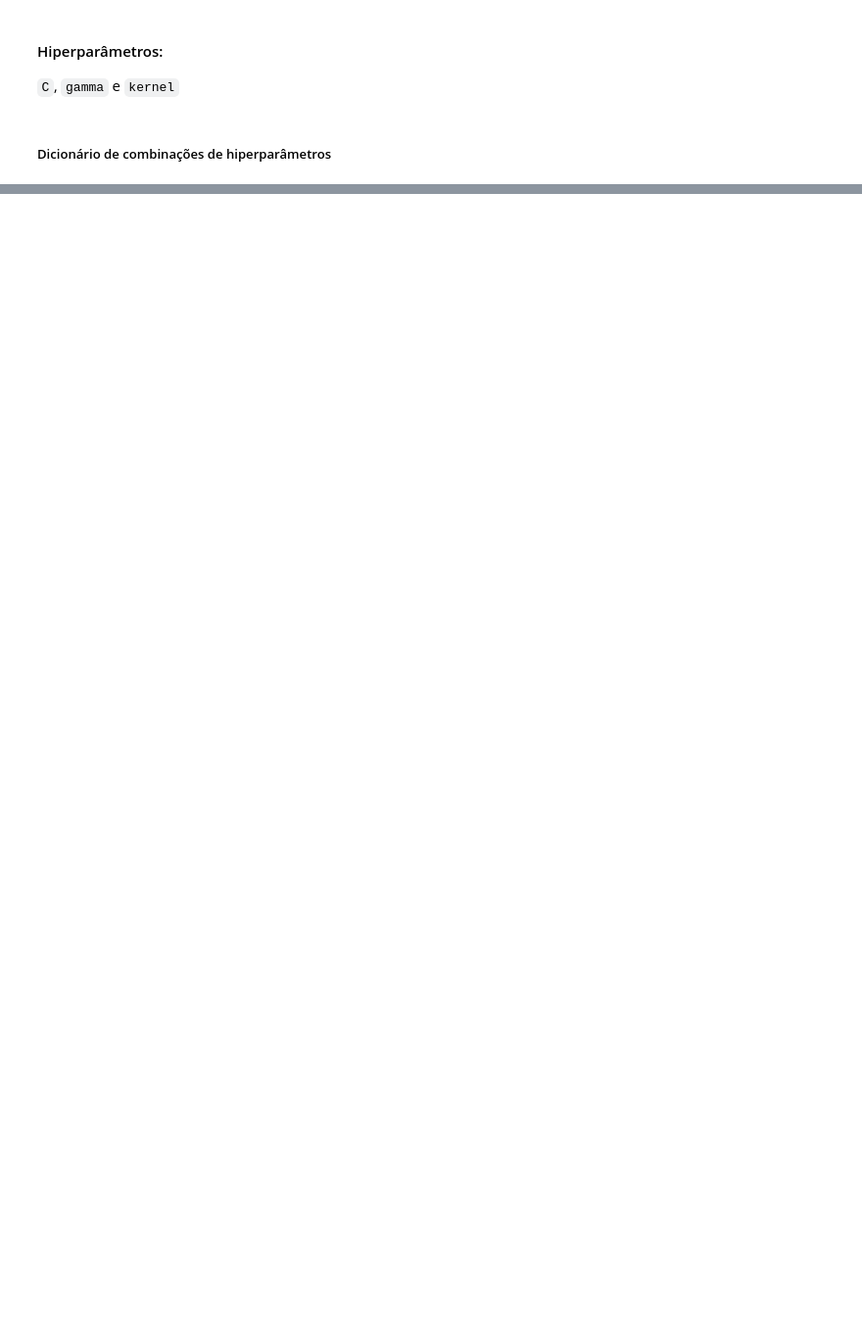
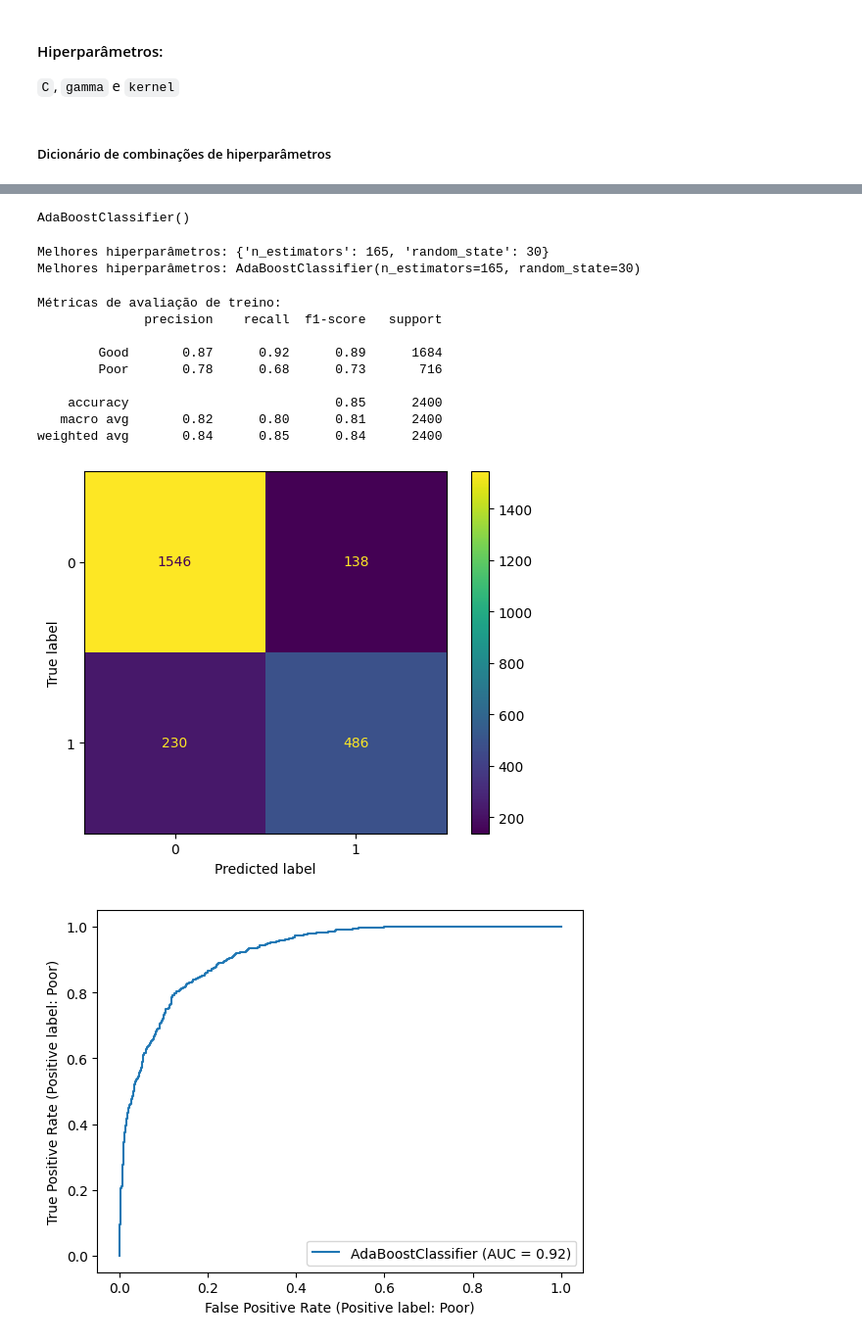
Before and after one commit to maurodomingues/Projeto_MachineLearningII, a Jupyter notebook: MLII_projeto.ipynb, the cells around one changed output, grey strips where cells are left out. Shown at 98% size. Drawn from its saved outputs; the diff is of its cells as text; code cells hidden in the pictures; blank space fills up the shorter version.

```diff
--- a/MLII_projeto.ipynb
+++ b/MLII_projeto.ipynb
@@ -417,0 +646,5 @@ metricas_classificacao(best_model, X_train_preprocessed, X_test_preprocessed, y_
+# %%
+parametros = {
+              "n_estimators": [150, 165, 200],
+              "random_state": [30, 42, 70, 100]
+             }
@@ -417,0 +653,9 @@ metricas_classificacao(best_model, X_train_preprocessed, X_test_preprocessed, y_
+# %%
+splitter = StratifiedKFold(n_splits=5, shuffle=True, random_state=42)
+grid_ada = GridSearchCV(estimator  = AdaBoostClassifier(random_state = 42),
+                        param_grid = parametros,
+                        scoring    = "f1_weighted",
+                        cv         = splitter,
+                        verbose    = 10)
+
+grid_ada.fit(X_train_preprocessed, y_train)
@@ -417,0 +685,27 @@ metricas_classificacao(best_model, X_train_preprocessed, X_test_preprocessed, y_
+# %%
+best_params = grid_ada.best_params_
+best_model  = grid_ada.best_estimator_
+
+adaboost_model.fit(X_train_preprocessed, y_train)
+# %% [output]
+AdaBoostClassifier()
+# %%
+print("Melhores hiperparâmetros:", best_params)
+print("Melhores hiperparâmetros:", best_model)
+# %% [output]
+Melhores hiperparâmetros: {'n_estimators': 165, 'random_state': 30}
+Melhores hiperparâmetros: AdaBoostClassifier(n_estimators=165, random_state=30)
+# %%
+metricas_classificacao(best_model, X_train_preprocessed, X_test_preprocessed, y_train, y_test)
+# %% [output]
+Métricas de avaliação de treino:
+              precision    recall  f1-score   support
+
+        Good       0.87      0.92      0.89      1684
+        Poor       0.78      0.68      0.73       716
+
+    accuracy                           0.85      2400
+   macro avg       0.82      0.80      0.81      2400
+weighted avg       0.84      0.85      0.84      2400
+[figure, added]
+[figure, added]
```
Also changed, not shown: parts of 60 cells of this notebook.
